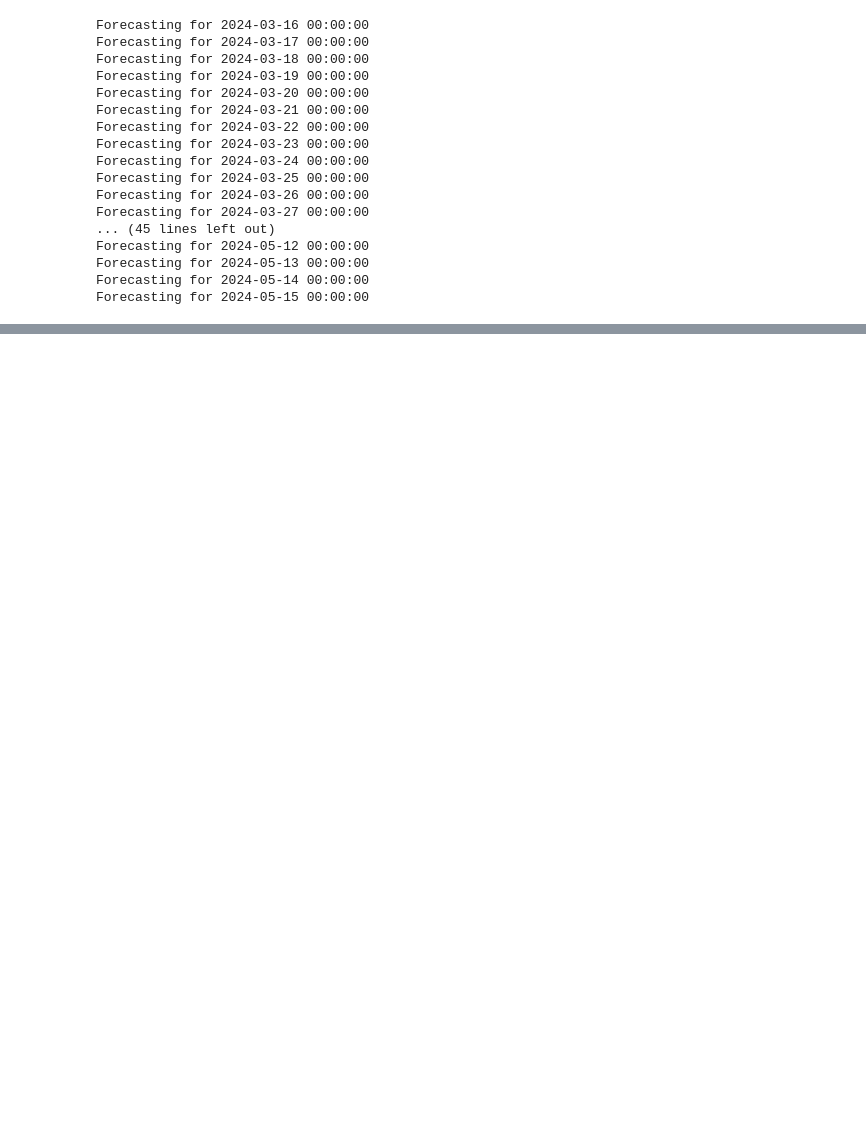
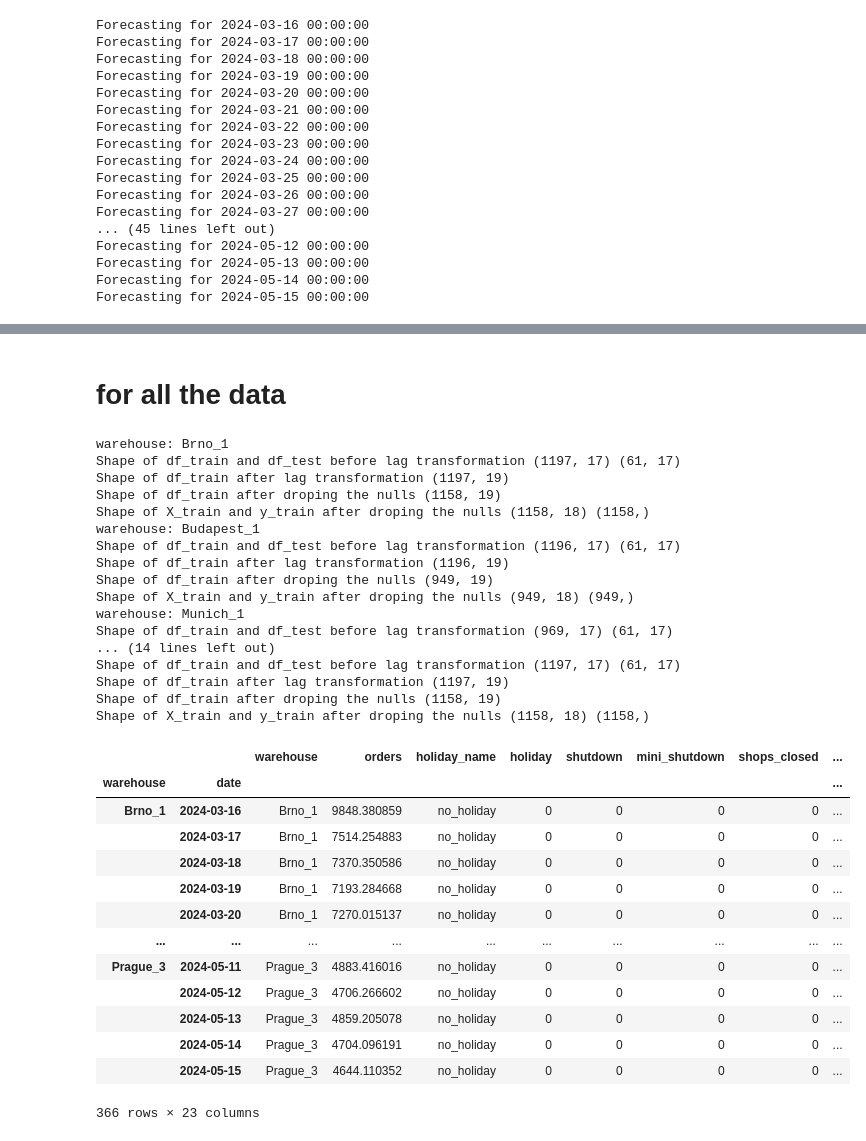
Before and after one commit to zarreh/rohlik-orders-forecasting-challenge, a Jupyter notebook: Recursive_forecast_single_model.ipynb, the cells around one changed output, grey strips where cells are left out. Drawn from its saved outputs; the diff is of its cells as text; code cells hidden in the pictures; blank space fills up the shorter version.

```diff
--- a/Recursive_forecast_single_model.ipynb
+++ b/Recursive_forecast_single_model.ipynb
@@ -351,0 +474,2 @@ Forecasting for 2024-05-15 00:00:00
+# %%
+train_predict_sktime(df, FEATRURE_COLUMNS, TARGET_COLUMNS, max_lag=365, pipeline=pipeline, pipeline_lags_transformer=lag_window_feats)
@@ -351,0 +496,51 @@ Forecasting for 2024-05-15 00:00:00
+# %% [markdown]
+# for all the data
+# %%
+# load the data
+PATH = "./data/"
+df_train = pd.read_csv(f"{PATH}train_new.csv", parse_dates=["date"], index_col="date")
+df_train["split"] = "train"
+
+df_test = pd.read_csv(f"{PATH}test_new.csv", parse_dates=["date"], index_col="date")
+df_test["split"] = "test"
+
+cols = df_train.columns
+df_test = df_test[cols]
+
+df = pd.concat([df_train, df_test], axis=0)
+# %%
+df.query("warehouse!='Frankfurt_1'").groupby(TRAIN_LEVEL).apply(
+    train_predict, FEATRURE_COLUMNS, TARGET_COLUMNS, max_lag=365, pipeline=pipeline, pipeline_lags=pipeline_lags
+)
+# %% [output]
+warehouse: Brno_1
+Shape of df_train and df_test before lag transformation (1197, 17) (61, 17)
+Shape of df_train after lag transformation (1197, 19)
+Shape of df_train after droping the nulls (1158, 19)
+Shape of X_train and y_train after droping the nulls (1158, 18) (1158,)
+warehouse: Budapest_1
+Shape of df_train and df_test before lag transformation (1196, 17) (61, 17)
+Shape of df_train after lag transformation (1196, 19)
+Shape of df_train after droping the nulls (949, 19)
+Shape of X_train and y_train after droping the nulls (949, 18) (949,)
+warehouse: Munich_1
+Shape of df_train and df_test before lag transformation (969, 17) (61, 17)
+... (14 lines left out)
+Shape of df_train and df_test before lag transformation (1197, 17) (61, 17)
+Shape of df_train after lag transformation (1197, 19)
+Shape of df_train after droping the nulls (1158, 19)
+Shape of X_train and y_train after droping the nulls (1158, 18) (1158,)
+|  |  | warehouse | orders | holiday_name | holiday | shutdown | mini_shutdown | shops_closed | ... |
+| warehouse | date |  |  |  |  |  |  |  | ... |
+| Brno_1 | 2024-03-16 | Brno_1 | 9848.380859 | no_holiday | 0 | 0 | 0 | 0 | ... |
+|  | 2024-03-17 | Brno_1 | 7514.254883 | no_holiday | 0 | 0 | 0 | 0 | ... |
+|  | 2024-03-18 | Brno_1 | 7370.350586 | no_holiday | 0 | 0 | 0 | 0 | ... |
+|  | 2024-03-19 | Brno_1 | 7193.284668 | no_holiday | 0 | 0 | 0 | 0 | ... |
+|  | 2024-03-20 | Brno_1 | 7270.015137 | no_holiday | 0 | 0 | 0 | 0 | ... |
+| ... | ... | ... | ... | ... | ... | ... | ... | ... | ... |
+| Prague_3 | 2024-05-11 | Prague_3 | 4883.416016 | no_holiday | 0 | 0 | 0 | 0 | ... |
+|  | 2024-05-12 | Prague_3 | 4706.266602 | no_holiday | 0 | 0 | 0 | 0 | ... |
+|  | 2024-05-13 | Prague_3 | 4859.205078 | no_holiday | 0 | 0 | 0 | 0 | ... |
+|  | 2024-05-14 | Prague_3 | 4704.096191 | no_holiday | 0 | 0 | 0 | 0 | ... |
+|  | 2024-05-15 | Prague_3 | 4644.110352 | no_holiday | 0 | 0 | 0 | 0 | ... |
+366 rows × 23 columns
```
Also changed, not shown: parts of 19 cells of this notebook.
